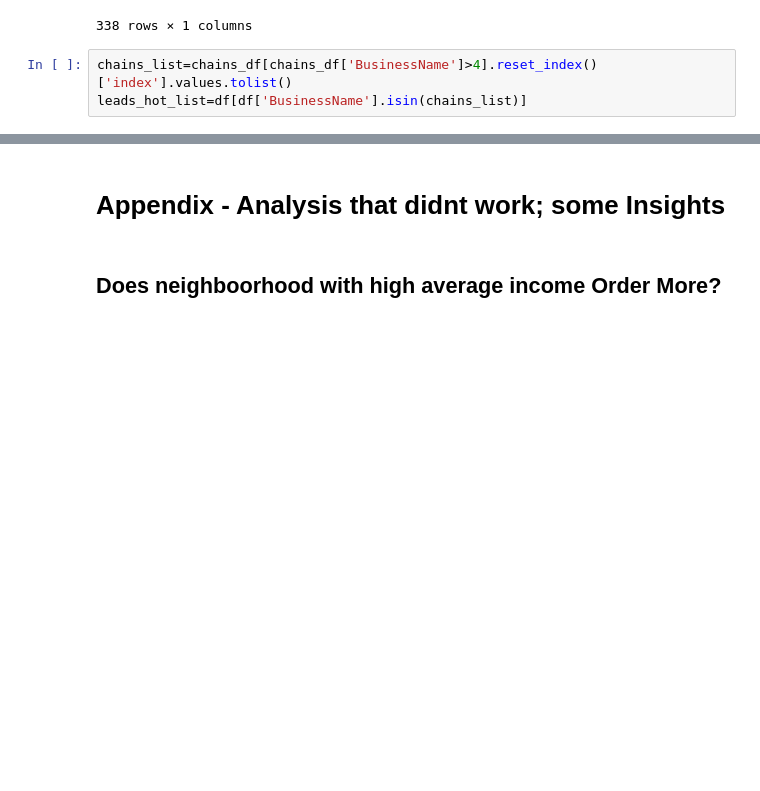
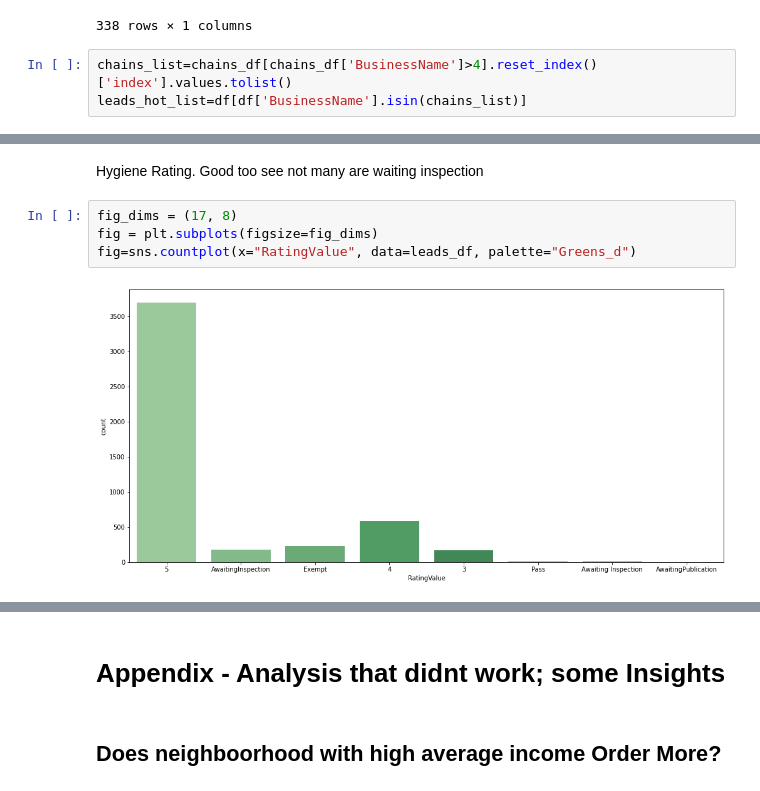
Before and after one commit to LouiseDantas/london-food-delivery, a Jupyter notebook: uber_notebook.ipynb, the cells around one changed output, grey strips where cells are left out. Drawn from its saved outputs; the diff is of its cells as text; blank space fills up the shorter version.

Commit message:
added hygiene review

```diff
--- a/uber_notebook.ipynb
+++ b/uber_notebook.ipynb
@@ -390,0 +387,8 @@ fig=sns.countplot(y="BusinessType", data=leads_hot_list, palette="Greens_d",
+# %% [markdown]
+Hygiene Rating. Good too see not many are waiting inspection
+# %%
+fig_dims = (17, 8)
+fig = plt.subplots(figsize=fig_dims)
+fig=sns.countplot(x="RatingValue", data=leads_df, palette="Greens_d")
+# %% [output]
+[figure, added]
```
Also changed, not shown: parts of 39 cells of this notebook.
